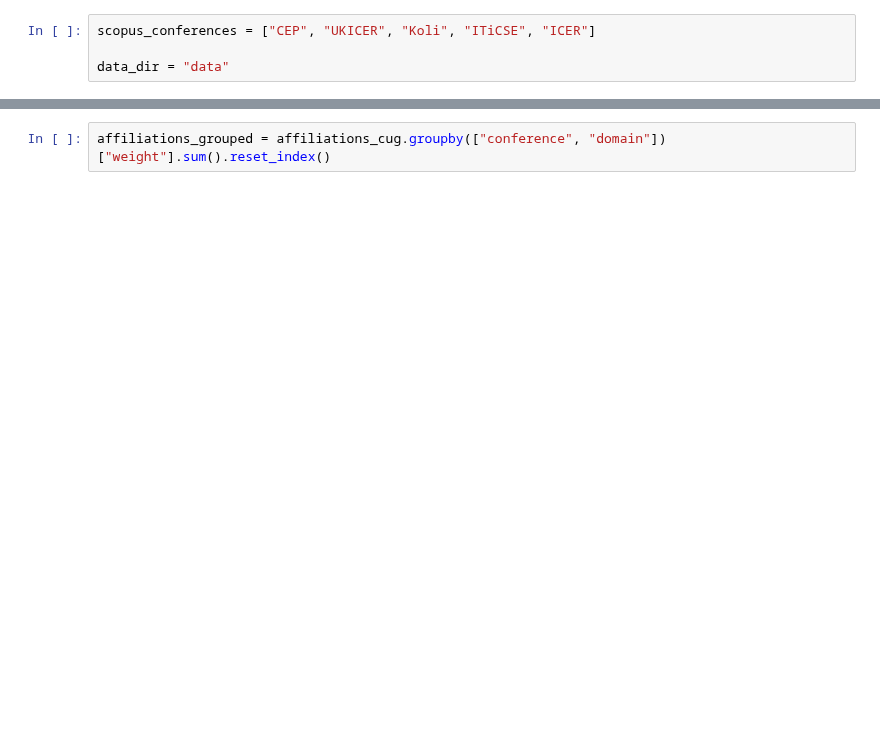
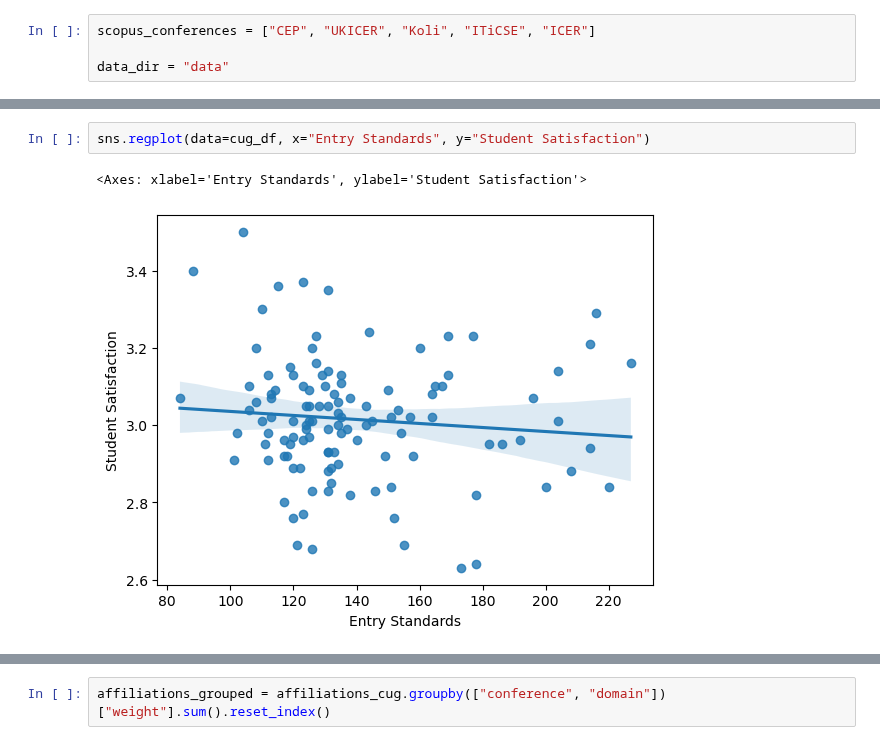
Before and after one commit to stevenaeola/CEP_Retro, a Jupyter notebook: CEP_paper_analysis.ipynb, the cells around one changed output, grey strips where cells are left out. Drawn from its saved outputs; the diff is of its cells as text; blank space fills up the shorter version.

```diff
--- a/CEP_paper_analysis.ipynb
+++ b/CEP_paper_analysis.ipynb
@@ -203,0 +288,5 @@ array(['The Open University', 'Arunside Primary School',
+# %%
+sns.regplot(data=cug_df, x="Entry Standards", y="Student Satisfaction")
+# %% [output]
+<Axes: xlabel='Entry Standards', ylabel='Student Satisfaction'>
+[figure, added]
```
Also changed, not shown: parts of 33 cells of this notebook, 2 other files.
